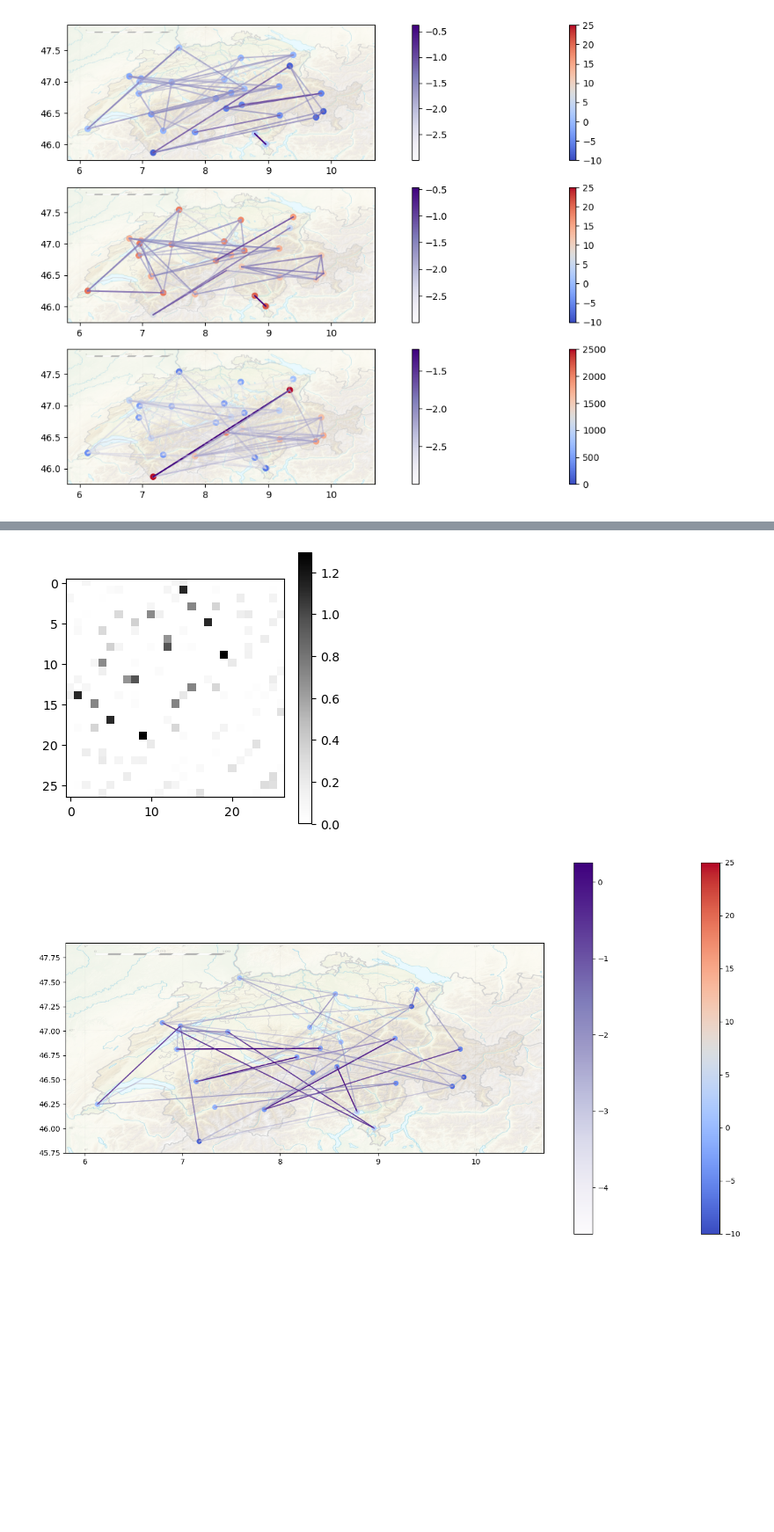
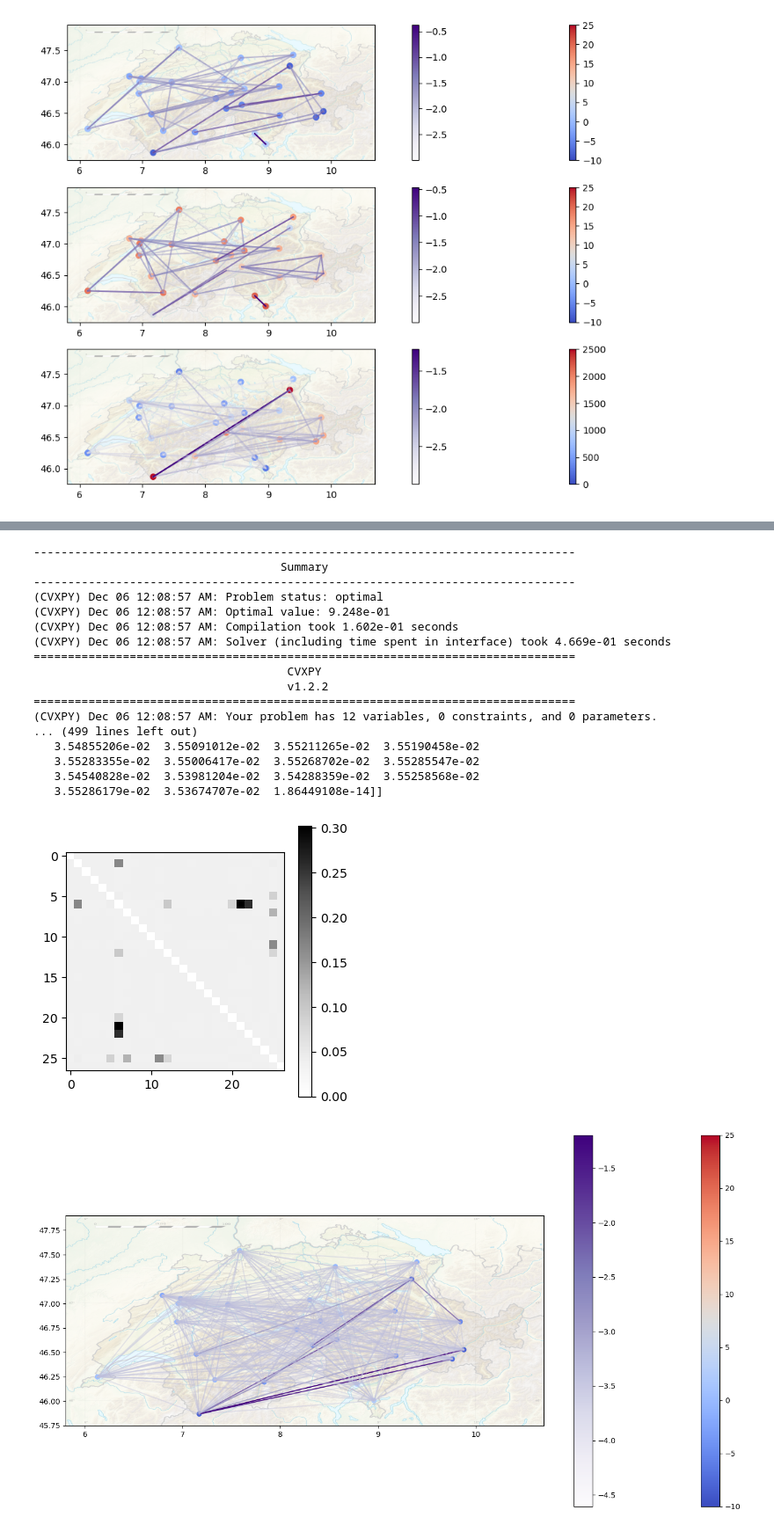
Before and after one commit to boltma/Topology-Inference, a Jupyter notebook: learn.ipynb, the cells around one changed output, grey strips where cells are left out. Shown at 88% size. Cells and saved outputs as stored; diff of their text form; code cells hidden in the pictures; blank space fills up the shorter version.

Commit message:
Update time domain training

```diff
--- a/learn.ipynb
+++ b/learn.ipynb
@@ -227,24 +227,38 @@ data_1965_1989_temp = np.array(
     len(stations), -1, 12
 )  # number of stations (27) x number of years (25) x months (12)
 
-def topo_infer_time(data, N, alpha, beta, k=12):
+def topo_infer_time(data, N, alpha, beta, gamma, k=12):
+    # M = k - 1 in the paper, R_list[i] is R_{k-1-i} in the paper
     R_list = [cp.Variable((N, N), symmetric=True) for _ in range(k-1)]
-    constraints = []
-    # constraints = [R >= 0 for R in R_list]  + [cp.sum(R) == N for R in R_list]
-    objective = cp.Minimize(cp.sum_squares(data[:, :, -1] - cp.sum([R_list[i] @ data[:, :, i] for i in range(k-1)], axis=2)) + alpha * cp.sum([cp.norm(R, 1) for R in R_list]))
+    # constraints = []
+    constraints = [R >= 0 for R in R_list] #  + [cp.sum(R) == N for R in R_list]
+    objective = cp.Minimize(cp.sum_squares(data[:, :, -1] - cp.sum([R_list[i] @ data[:, :, i] for i in range(k-1)], axis=2)) + alpha * cp.sum([cp.sum(cp.abs(R)) for R in R_list]))
     prob = cp.Problem(objective, constraints)
     prob.solve(verbose=True)
     R_list_0 = [R.value for R in R_list]
 
     A = cp.Variable((N, N), symmetric=True)
-    constraints = [A >= 0, cp.sum(A) == N]
-    objective = cp.Minimize(cp.sum_squares(R_list_0[-1] - A) + alpha * cp.sum(A) + beta * cp.sum([cp.sum_squares(R - A) for R in R_list_0[:-1]]))
+    constraints = [A >= 0, cp.sum(A) >= N, cp.diag(A) == 0]
+    # constraints = [A >= 0, cp.diag(A) == 0]
+    objective = cp.Minimize(cp.sum_squares(R_list_0[-1] - A) + gamma * cp.sum(A) + beta * cp.sum([cp.sum_squares(A @ R - R @ A) for R in R_list_0[:-1]]))
     prob = cp.Problem(objective, constraints)
     prob.solve(verbose=True)
 
-    return np.array([R.value for R in R_list]), A.value
+    A_power_list = [np.linalg.matrix_power(A.value, i) for i in range(k)]
 
-R_list, A = topo_infer_time(data_1965_1989_temp, N, 1, 0.2)
+    # C_list[i] is C_{k-1-i} in the paper
+    C_list = [cp.Variable(k-i) for i in range(k-1)]
+    for i in range(k-1):
+        C = C_list[i]
+        # constraints = [cp.sum(cp.abs(C)) >= 1]
+        constraints = []
+        objective = cp.Minimize(cp.sum_squares(R_list_0[i] - cp.sum([C[j] * A_power_list[j] for j in range(k-i)])) + gamma * cp.norm(C, 1))
+        prob = cp.Problem(objective, constraints)
+        prob.solve(verbose=True)
+
+    return np.array(R_list_0), A.value, [C.value for C in C_list]
+
+R_list, A, C_list = topo_infer_time(data_1965_1989_temp, N, 5, 0.01, 0.001)
 print(A)
 
 plt.figure(figsize=(4, 4))
@@ -254,7 +268,7 @@ plt.show()
 
 plt.figure(figsize=(18, 9))
 ax1 = plt.subplot(1, 1, 1)
-plot_graph(ax1, data_1965_1989_january.mean()["Temperature"], -A, N, 0.01, img)
+plot_graph(ax1, data_1965_1989_january.mean()["Temperature"], graph_sparsify(-A), N, 0.01, img)
 
 plt.show()
 # %% [output]
@@ -278,3 +292,20 @@ plt.show()
+-------------------------------------------------------------------------------
+                                    Summary
+-------------------------------------------------------------------------------
+(CVXPY) Dec 06 12:08:57 AM: Problem status: optimal
+(CVXPY) Dec 06 12:08:57 AM: Optimal value: 9.248e-01
+(CVXPY) Dec 06 12:08:57 AM: Compilation took 1.602e-01 seconds
+(CVXPY) Dec 06 12:08:57 AM: Solver (including time spent in interface) took 4.669e-01 seconds
+===============================================================================
+                                     CVXPY
+                                     v1.2.2
+===============================================================================
+(CVXPY) Dec 06 12:08:57 AM: Your problem has 12 variables, 0 constraints, and 0 parameters.
+... (499 lines left out)
+   3.54855206e-02  3.55091012e-02  3.55211265e-02  3.55190458e-02
+   3.55283355e-02  3.55006417e-02  3.55268702e-02  3.55285547e-02
+   3.54540828e-02  3.53981204e-02  3.54288359e-02  3.55258568e-02
+   3.55286179e-02  3.53674707e-02  1.86449108e-14]]
-[figure, old version]
+[figure, new version]
-[figure, old version]
+[figure, new version]
 # %%
```
Also changed, not shown: parts of 4 cells of this notebook.
